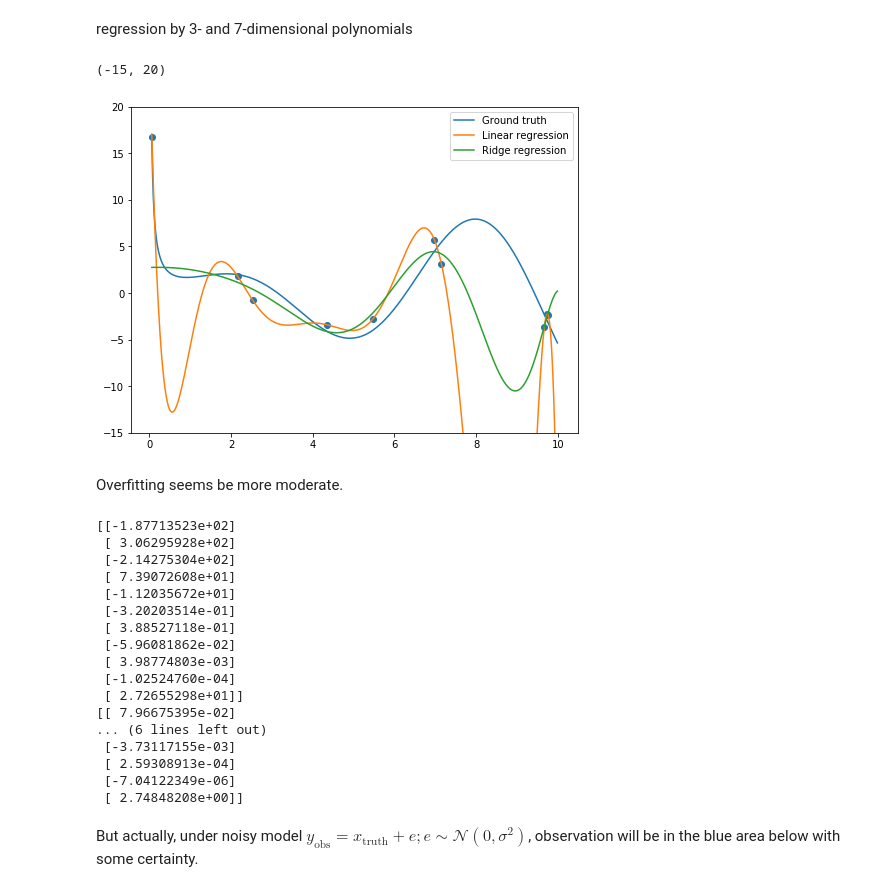
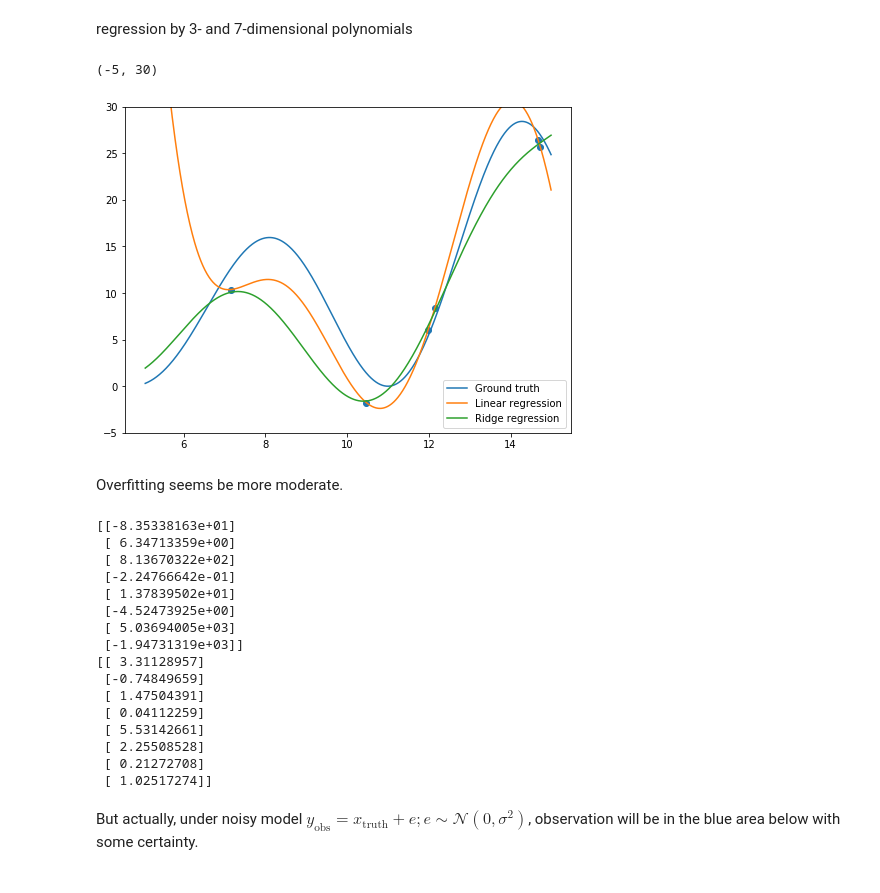
Before and after one commit to yuinityk/ML-impl, a Jupyter notebook: BayesianRegression/BayesReg.ipynb, the cells around one changed output. Cells and saved outputs as stored; diff of their text form; code cells hidden in the pictures.

```diff
--- a/BayesianRegression/BayesReg.ipynb
+++ b/BayesianRegression/BayesReg.ipynb
@@ -137,6 +137,6 @@ lr_10.fit(X_10d.T, y)
 # %%
 y_pred_5 = lr_5.predict(X_truth_5d.T)
-y_pred_10 = lr_10.predict(X_truth_10d.T)
+y_pred_nlf = lr_nlf.predict(X_truth_nlf.T)
 # %%
 fig, ax = plt.subplots(figsize=(8,6))
 ax.scatter(X, y)
@@ -208,2 +204,4 @@ rr_10 = RidgeRegressor(alpha=5)
+# %%
+rr_nlf = RidgeRegressor(alpha=1e-1)
 # %%
-rr_10.fit(X_10d.T, y)
+rr_nlf.fit(X_nlf.T, y)
@@ -212,37 +208,38 @@ y_pred_10_ridge = rr_10.predict(X_truth_10d.T)
+# %%
+y_pred_nlf_ridge = rr_nlf.predict(X_truth_nlf.T)
 # %%
 fig, ax = plt.subplots(figsize=(8,6))
 ax.scatter(X, y)
 ax.plot(X_truth, y_truth, label="Ground truth")
-ax.plot(X_truth, y_pred_10.T, label="Linear regression")
-ax.plot(X_truth, y_pred_10_ridge.T, label="Ridge regression")
+ax.plot(X_truth, y_pred_nlf.T, label="Linear regression")
+ax.plot(X_truth, y_pred_nlf_ridge.T, label="Ridge regression")
 _ = ax.legend()
-ax.set_ylim(-15, 20)
+ax.set_ylim(-5, 30)
 # %% [output]
-(-15, 20)
+(-5, 30)
-[figure, old version]
+[figure, new version]
 # %% [markdown]
 Overfitting seems be more moderate.
 # %%
-print(lr_10.w)
-print(rr_10.w)
+print(lr_nlf.w)
+print(rr_nlf.w)
 # %% [output]
-[[-1.87713523e+02]
- [ 3.06295928e+02]
- [-2.14275304e+02]
- [ 7.39072608e+01]
- [-1.12035672e+01]
- [-3.20203514e-01]
- [ 3.88527118e-01]
- [-5.96081862e-02]
- [ 3.98774803e-03]
- [-1.02524760e-04]
- [ 2.72655298e+01]]
-[[ 7.96675395e-02]
-... (6 lines left out)
- [-3.73117155e-03]
- [ 2.59308913e-04]
- [-7.04122349e-06]
- [ 2.74848208e+00]]
+[[-8.35338163e+01]
+ [ 6.34713359e+00]
+ [ 8.13670322e+02]
+ [-2.24766642e-01]
+ [ 1.37839502e+01]
+ [-4.52473925e+00]
+ [ 5.03694005e+03]
+ [-1.94731319e+03]]
+[[ 3.31128957]
+ [-0.74849659]
+ [ 1.47504391]
+ [ 0.04112259]
+ [ 5.53142661]
+ [ 2.25508528]
+ [ 0.21272708]
+ [ 1.02517274]]
 # %% [markdown]
 But actually, under noisy model $y_{\mathrm{obs}}=x_{\mathrm{truth}}+e; e\sim\mathcal{N}(0, \sigma^2)$, observation will be in the blue area below with some certainty.
 # %%
```
Also changed, not shown: parts of 34 cells of this notebook.
